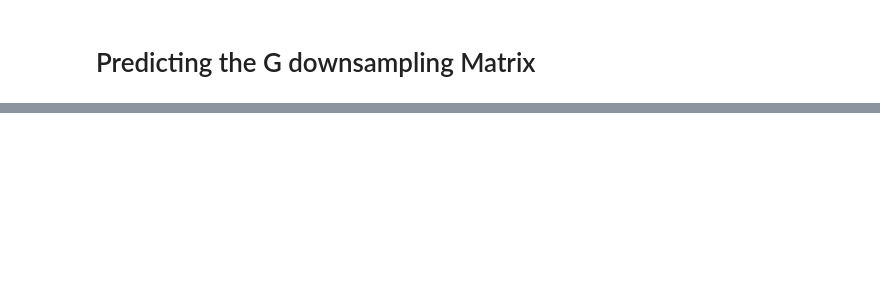
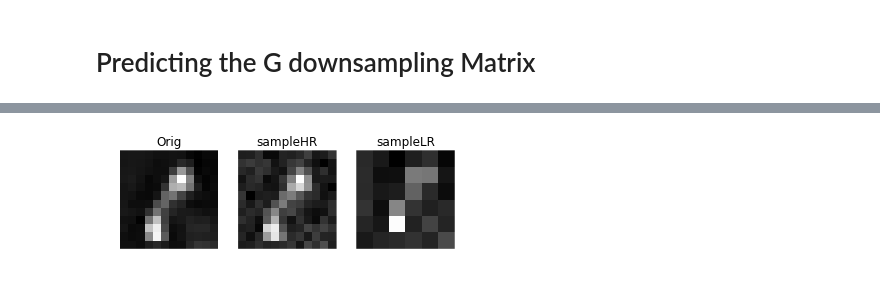
Before and after one commit to egomezsumma/iqt, a Jupyter notebook: Optimization with CVWPY.ipynb, the cells around one changed output, grey strips where cells are left out. Cells and saved outputs as stored; diff of their text form; code cells hidden in the pictures; blank space fills up the shorter version.

```diff
--- a/Optimization with CVWPY.ipynb
+++ b/Optimization with CVWPY.ipynb
@@ -139,0 +173,3 @@ lala(*volume_range)
+# %%
+img_utils._isc3(i_hr, Y[:,3].reshape(i_hr.shape),X[:,3].reshape(i_lr.shape), titles=['Orig','sampleHR','sampleLR'] )
+# %% [output]
@@ -139,0 +177 @@ lala(*volume_range)
+[figure, added]
```
Also changed, not shown: parts of 18 cells of this notebook, 1 other file.
